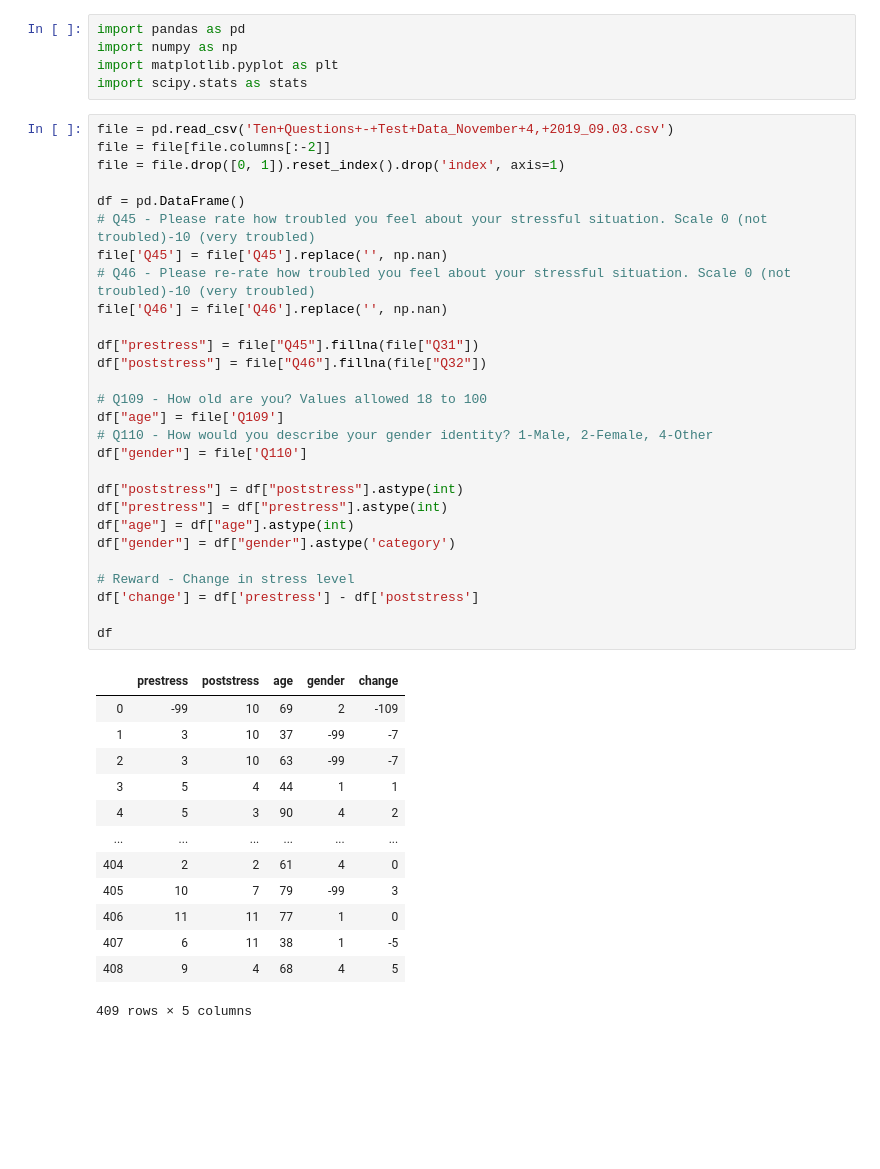
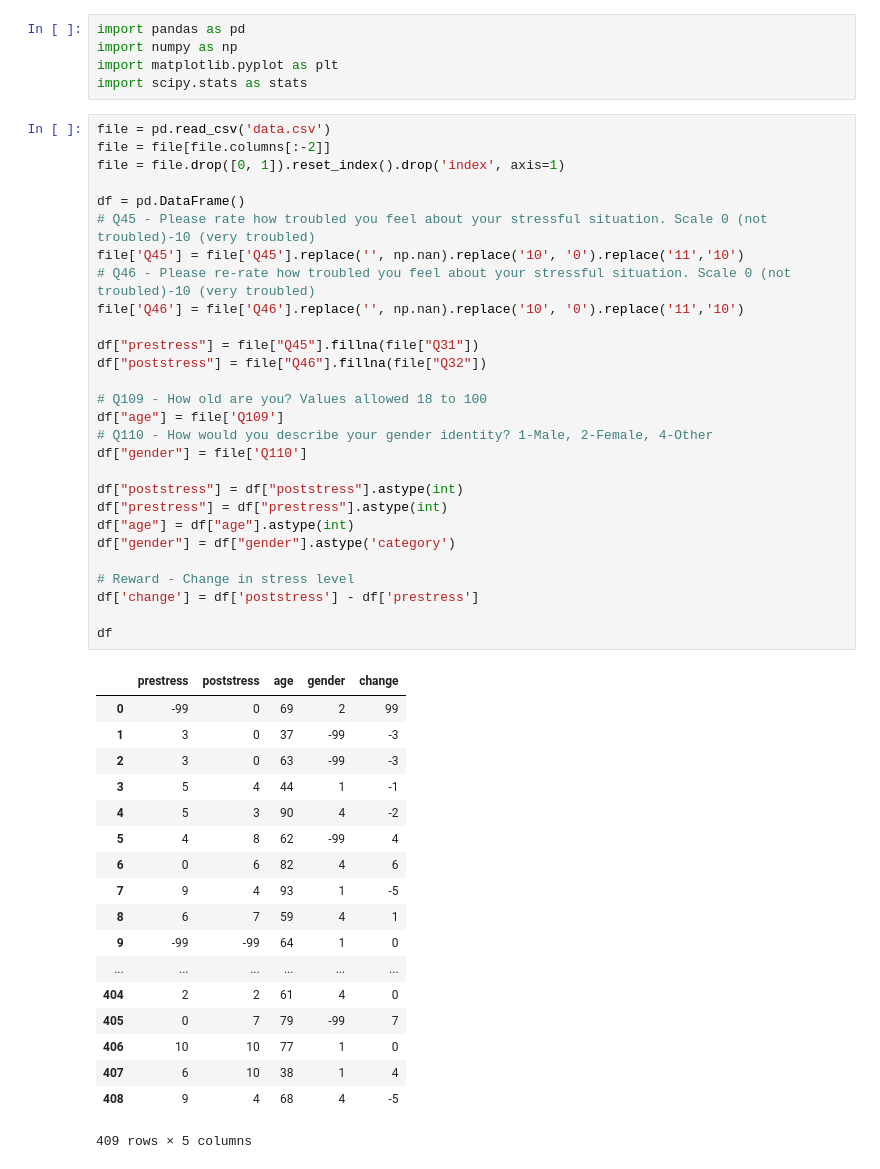
Before and after one commit to Sangha05/IAI-Stress-Management, a Jupyter notebook: Extended Data Analysis - Contextual Variables .ipynb, the cells around one changed output. Cells and saved outputs as stored; diff of their text form; blank space fills up the shorter version.

```diff
--- a/Extended Data Analysis - Contextual Variables .ipynb
+++ b/Extended Data Analysis - Contextual Variables .ipynb
@@ -4,46 +4,51 @@ import numpy as np
 import matplotlib.pyplot as plt
 import scipy.stats as stats
 # %%
-file = pd.read_csv('Ten+Questions+-+Test+Data_November+4,+2019_09.03.csv')
+file = pd.read_csv('data.csv')
 file = file[file.columns[:-2]]
 file = file.drop([0, 1]).reset_index().drop('index', axis=1)
 
 df = pd.DataFrame()
 # Q45 - Please rate how troubled you feel about your stressful situation. Scale 0 (not troubled)-10 (very troubled)
-file['Q45'] = file['Q45'].replace('', np.nan)
+file['Q45'] = file['Q45'].replace('', np.nan).replace('10', '0').replace('11','10')
 # Q46 - Please re-rate how troubled you feel about your stressful situation. Scale 0 (not troubled)-10 (very troubled)
-file['Q46'] = file['Q46'].replace('', np.nan)
+file['Q46'] = file['Q46'].replace('', np.nan).replace('10', '0').replace('11','10')
 
 df["prestress"] = file["Q45"].fillna(file["Q31"])
 df["poststress"] = file["Q46"].fillna(file["Q32"])
 
 # Q109 - How old are you? Values allowed 18 to 100
 df["age"] = file['Q109']
 # Q110 - How would you describe your gender identity? 1-Male, 2-Female, 4-Other
 df["gender"] = file['Q110']
 
 df["poststress"] = df["poststress"].astype(int)
 df["prestress"] = df["prestress"].astype(int)
 df["age"] = df["age"].astype(int)
 df["gender"] = df["gender"].astype('category')
 
 # Reward - Change in stress level
-df['change'] = df['prestress'] - df['poststress']
+df['change'] = df['poststress'] - df['prestress']
 
 df
 # %% [output]
 |  | prestress | poststress | age | gender | change |
-| 0 | -99 | 10 | 69 | 2 | -109 |
-| 1 | 3 | 10 | 37 | -99 | -7 |
-| 2 | 3 | 10 | 63 | -99 | -7 |
-| 3 | 5 | 4 | 44 | 1 | 1 |
-| 4 | 5 | 3 | 90 | 4 | 2 |
+| 0 | -99 | 0 | 69 | 2 | 99 |
+| 1 | 3 | 0 | 37 | -99 | -3 |
+| 2 | 3 | 0 | 63 | -99 | -3 |
+| 3 | 5 | 4 | 44 | 1 | -1 |
+| 4 | 5 | 3 | 90 | 4 | -2 |
+| 5 | 4 | 8 | 62 | -99 | 4 |
+| 6 | 0 | 6 | 82 | 4 | 6 |
+| 7 | 9 | 4 | 93 | 1 | -5 |
+| 8 | 6 | 7 | 59 | 4 | 1 |
+| 9 | -99 | -99 | 64 | 1 | 0 |
 | ... | ... | ... | ... | ... | ... |
 | 404 | 2 | 2 | 61 | 4 | 0 |
-| 405 | 10 | 7 | 79 | -99 | 3 |
-| 406 | 11 | 11 | 77 | 1 | 0 |
-| 407 | 6 | 11 | 38 | 1 | -5 |
-| 408 | 9 | 4 | 68 | 4 | 5 |
+| 405 | 0 | 7 | 79 | -99 | 7 |
+| 406 | 10 | 10 | 77 | 1 | 0 |
+| 407 | 6 | 10 | 38 | 1 | 4 |
+| 408 | 9 | 4 | 68 | 4 | -5 |
 409 rows × 5 columns
 # %%
 df = df[df.prestress != -99]
```
Also changed, not shown: parts of 3 cells of this notebook.
